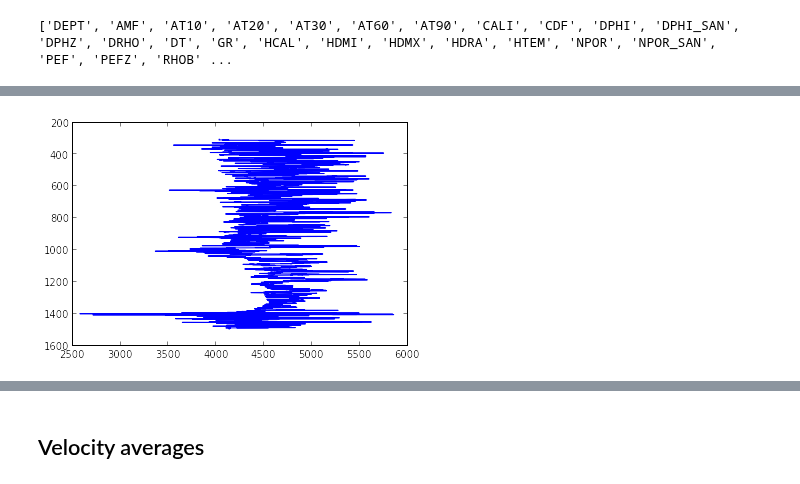
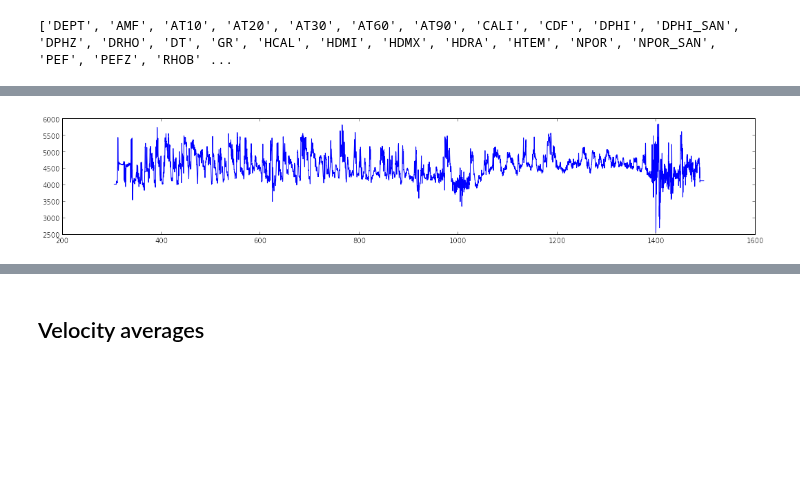
Before and after one commit to kwinkunks/notebooks, a Jupyter notebook: Backus.ipynb, the cells around one changed output, grey strips where cells are left out. Drawn from its saved outputs; the diff is of its cells as text; code cells hidden in the pictures; blank space fills up the shorter version.

```diff
--- a/Backus.ipynb
+++ b/Backus.ipynb
@@ -55,7 +50,8 @@ plt.show()
 # %%
 vp = 1000000/dt
-plt.plot(vp,z)
-plt.gca().invert_yaxis()
+
+plt.figure(figsize=(18,3))
+plt.plot(z,vp)
 plt.show()
 # %% [output]
-[figure, old version]
+[figure, new version]
```
Also changed, not shown: parts of 24 cells of this notebook, 1 other file.
